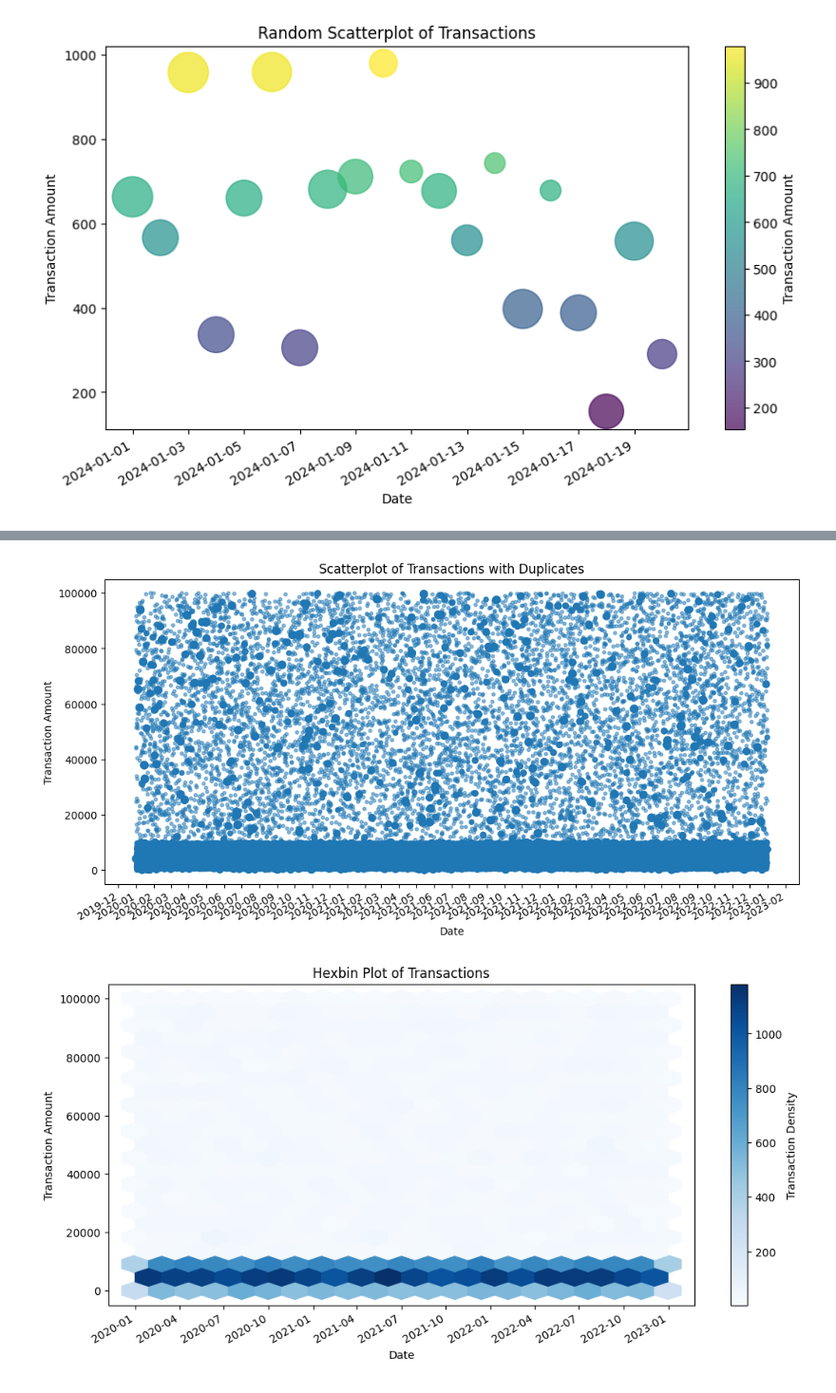
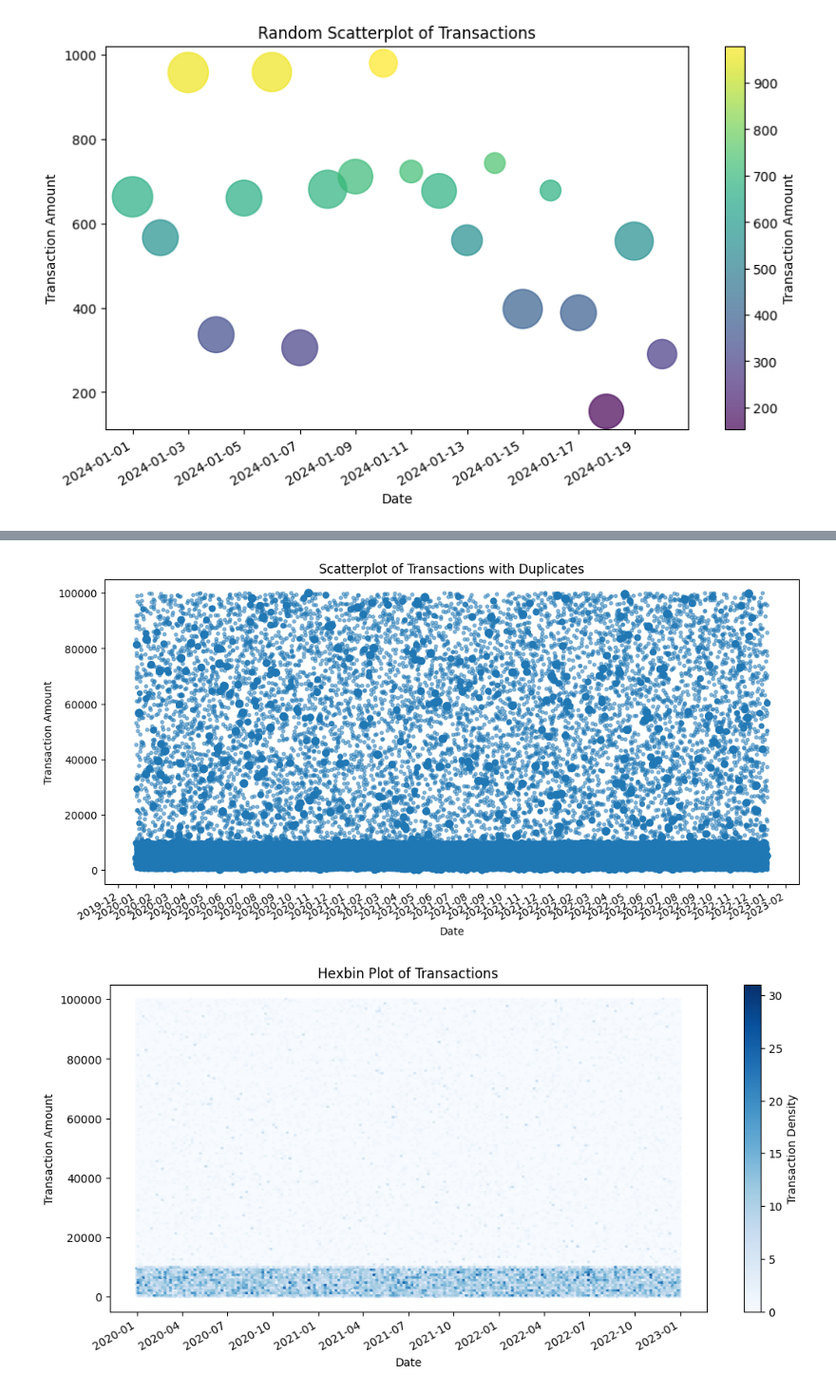
Before and after one commit to vifilio/sandbox, a Jupyter notebook: notebooks/colab-github-demo.ipynb, the cells around one changed output, grey strips where cells are left out. Shown at 95% size. Saved outputs shown, nothing was run; the diff lists cells and outputs as text; code cells hidden in the pictures.

```diff
--- a/notebooks/colab-github-demo.ipynb
+++ b/notebooks/colab-github-demo.ipynb
@@ -51,7 +51,7 @@ import datetime
 import random
 
 # Generate 1000 data points
-num_points = 1000
+num_points = 300
 start_date = datetime.date(2020, 1, 1)
 end_date = datetime.date(2022, 12, 31)
 dates = [start_date + datetime.timedelta(days=random.randint(0, (end_date - start_date).days)) for _ in range(num_points)]
@@ -80,7 +80,7 @@ plt.show()
 
 # If only 100 data points can be rendered, use a hexbin plot or 2D histogram
 plt.figure(figsize=(12, 6))
-plt.hexbin(mdates.date2num(dates), transactions, gridsize=20, cmap='viridis')
+plt.hexbin(mdates.date2num(dates), transactions, gridsize=20, cmap='Blues')
 
 # Format the x-axis to show dates
 plt.gca().xaxis.set_major_locator(mdates.MonthLocator(interval=3)) # Show every 3 months
@@ -210,33 +210,33 @@ for i in range(len(dates)):
 
 plt.scatter(dates, transactions, s=sizes, alpha=0.5)
 
 
 # Format x-axis
 plt.gca().xaxis.set_major_locator(mdates.MonthLocator())
 plt.gca().xaxis.set_major_formatter(mdates.DateFormatter('%Y-%m'))
 plt.gcf().autofmt_xdate()
 
 plt.xlabel('Date')
 plt.ylabel('Transaction Amount')
 plt.title('Scatterplot of Transactions with Duplicates')
 
 plt.show()
 
 # Hexbin plot
 plt.figure(figsize=(12,6))
-plt.hexbin(mdates.date2num(dates), transactions, gridsize=20, cmap='Blues')
+plt.hexbin(mdates.date2num(dates), transactions, gridsize=200, cmap='Blues')
 
 # Format x-axis
 plt.gca().xaxis.set_major_locator(mdates.MonthLocator(interval=3))
 plt.gca().xaxis.set_major_formatter(mdates.DateFormatter('%Y-%m'))
 plt.gcf().autofmt_xdate()
 
 plt.xlabel("Date")
 plt.ylabel("Transaction Amount")
 plt.title("Hexbin Plot of Transactions")
 plt.colorbar(label="Transaction Density")
 
 plt.show()
 # %% [output]
-[figure, old version]
+[figure, new version]
-[figure, old version]
+[figure, new version]
```
Also changed, not shown: parts of 2 cells of this notebook.
